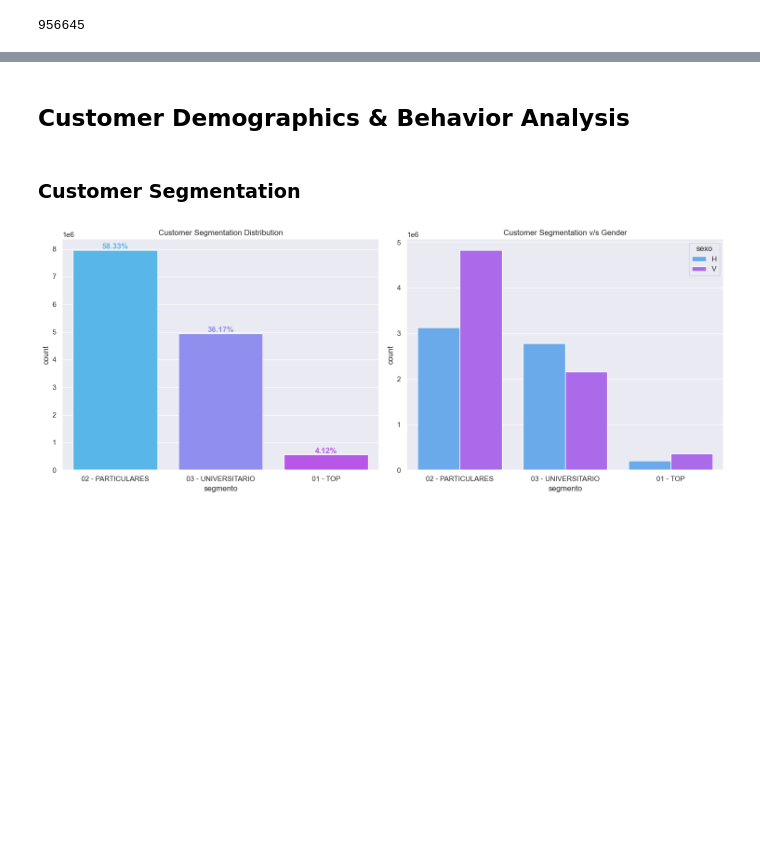
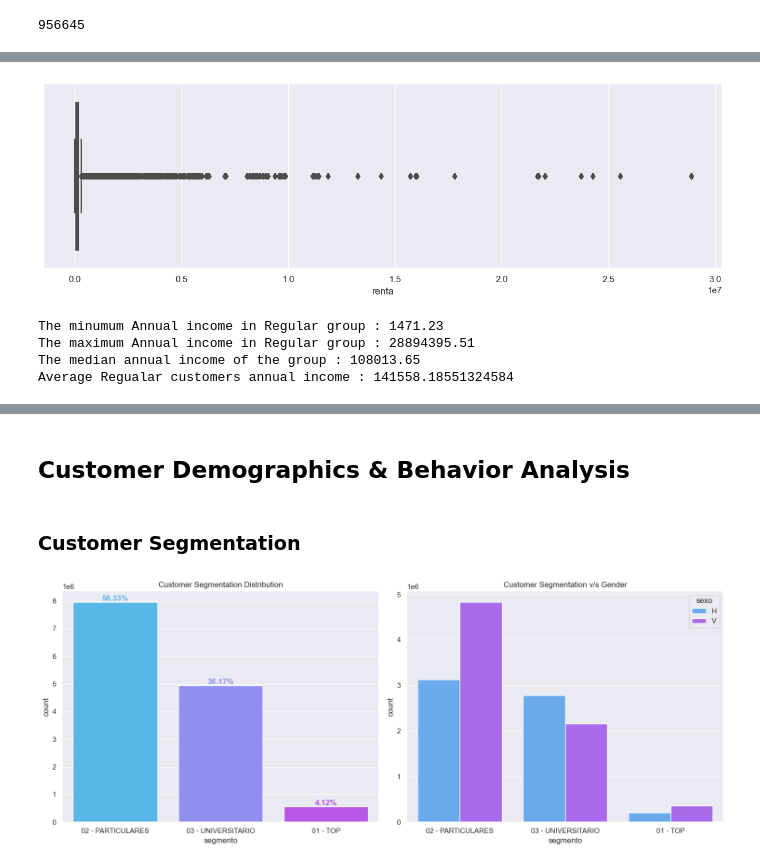
Before and after one commit to dennismathewjose/Santander-product-recommendation, a Jupyter notebook: santander-product-recommendation.ipynb, the cells around one changed output, grey strips where cells are left out. Saved outputs shown, nothing was run; the diff lists cells and outputs as text; code cells hidden in the pictures; blank space fills up the shorter version.

```diff
--- a/santander-product-recommendation.ipynb
+++ b/santander-product-recommendation.ipynb
@@ -198,0 +212,3 @@ Index(['ncodpers', 'ind_nuevo', 'indrel', 'tipodom', 'cod_prov',
+# %%
+df_regular_customer_list = df_train[df_train['segmento']=='02 - PARTICULARES']
+df_student_customer_list =df_train[df_train['segmento']=='03 - UNIVERSITARIO']
@@ -198,0 +296,17 @@ Index(['ncodpers', 'ind_nuevo', 'indrel', 'tipodom', 'cod_prov',
+# %%
+plt.figure(figsize=(12,4))
+sns.boxplot(x=df_regular_customer_list['renta'])
+plt.tight_layout()
+plt.show()
+
+
+print(f"The minumum Annual income in Regular group : {df_regular_customer_list['renta'].min()}")
+print(f"The maximum Annual income in Regular group : {df_regular_customer_list['renta'].max()}")
+print(f"The median annual income of the group : {df_regular_customer_list['renta'].median()}")
+print(f"Average Regualar customers annual income : {df_regular_customer_list['renta'].mean()}")
+# %% [output]
+[figure, added]
+The minumum Annual income in Regular group : 1471.23
+The maximum Annual income in Regular group : 28894395.51
+The median annual income of the group : 108013.65
+Average Regualar customers annual income : 141558.18551324584
```
Also changed, not shown: parts of 29 cells of this notebook.
